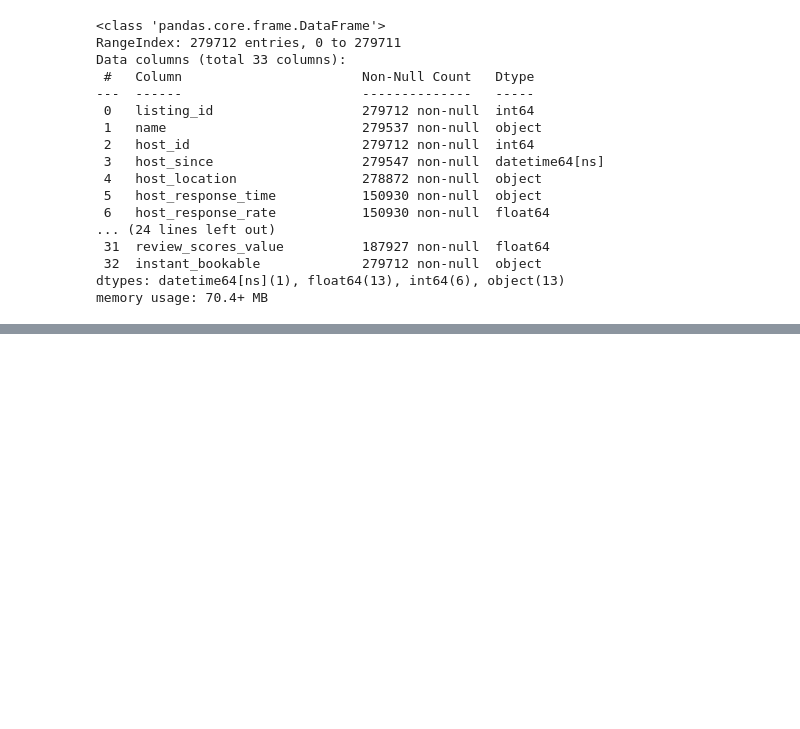
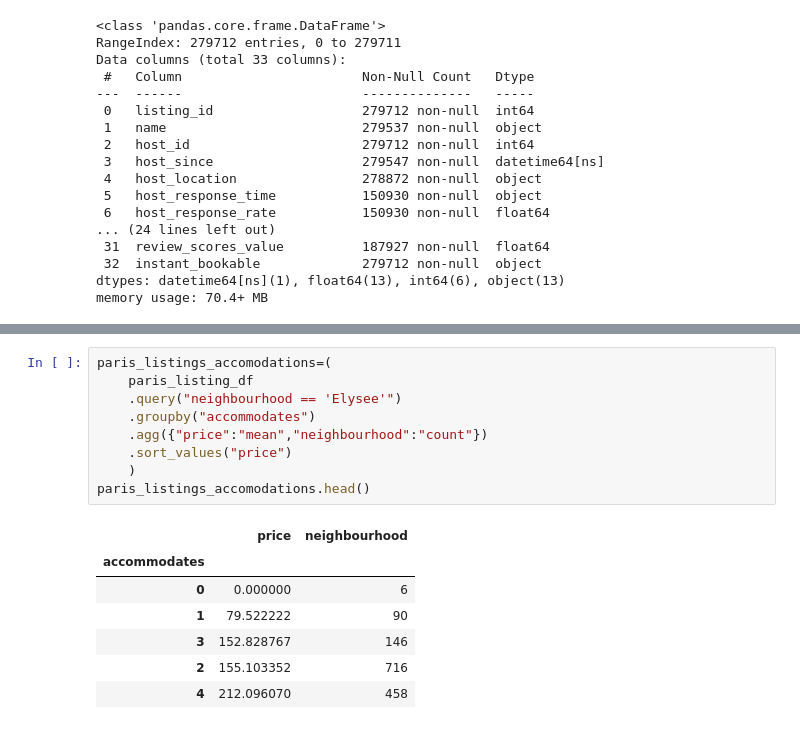
Before and after one commit to gtshinde/airbnb_python_analysis, a Jupyter notebook: airbnb_notebook.ipynb, the cells around one changed output, grey strips where cells are left out. Drawn from its saved outputs; the diff is of its cells as text; blank space fills up the shorter version.

```diff
--- a/airbnb_notebook.ipynb
+++ b/airbnb_notebook.ipynb
@@ -86,0 +213,17 @@ paris_lisiting_df.head()
+# %%
+paris_listings_accomodations=(
+    paris_listing_df
+    .query("neighbourhood == 'Elysee'")
+    .groupby("accommodates")
+    .agg({"price":"mean","neighbourhood":"count"})
+    .sort_values("price")
+    )
+paris_listings_accomodations.head()
+# %% [output]
+|  | price | neighbourhood |
+| accommodates |  |  |
+| 0 | 0.000000 | 6 |
+| 1 | 79.522222 | 90 |
+| 3 | 152.828767 | 146 |
+| 2 | 155.103352 | 716 |
+| 4 | 212.096070 | 458 |
```
Also changed, not shown: parts of 23 cells of this notebook.
